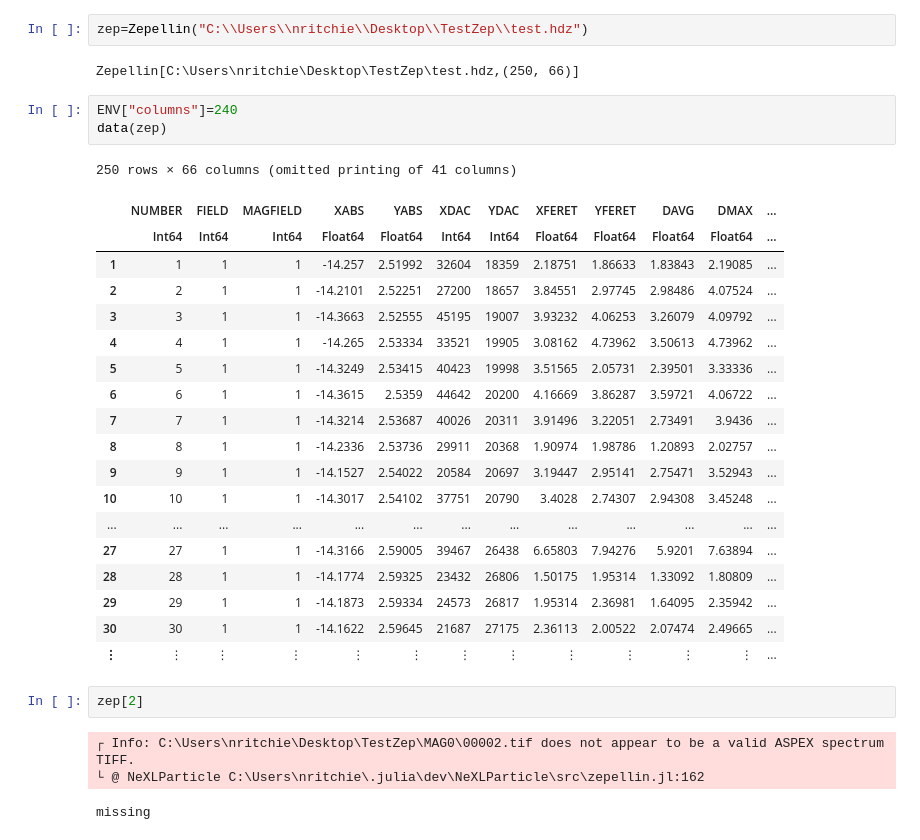
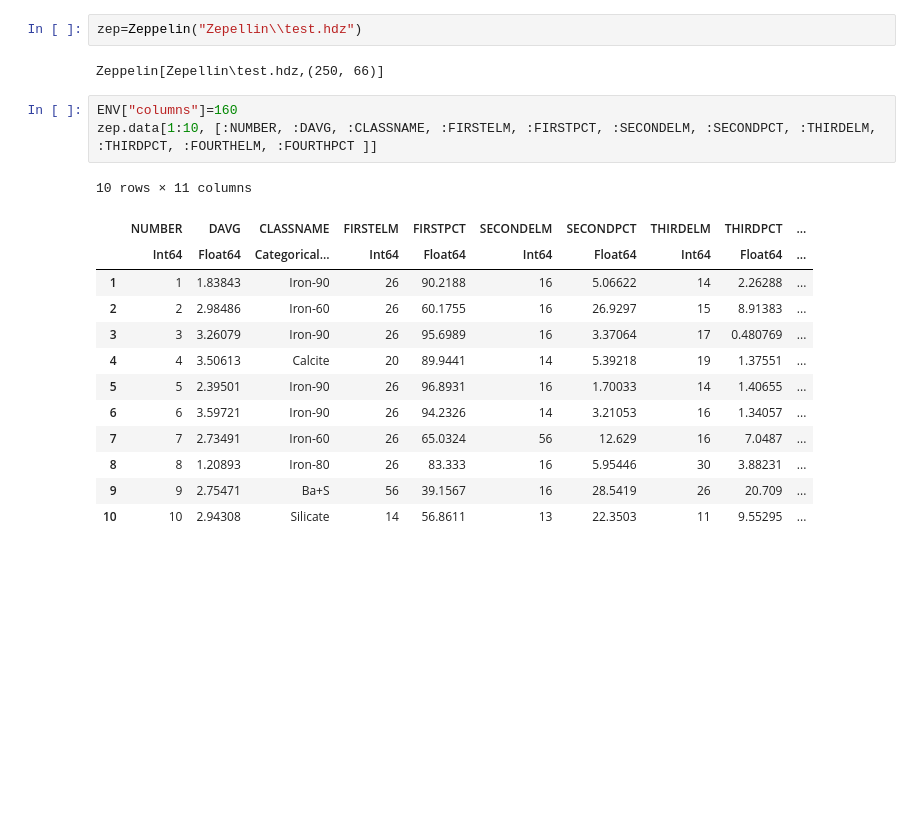
Before and after one commit to NicholasWMRitchie/NeXLNotebooks, a Jupyter notebook: NeXLSpectrum/ZepTest.ipynb, the cells around one changed output. Drawn from its saved outputs; the diff is of its cells as text; blank space fills up the shorter version.

```diff
--- a/NeXLSpectrum/ZepTest.ipynb
+++ b/NeXLSpectrum/ZepTest.ipynb
@@ -12,35 +18,23 @@ WARNING: using NeXLMatrixCorrection.elements in module NeXLParticle conflicts wi
 ┌ Info: Loading NeXLSpectrum Gadfly support
 └ @ NeXLSpectrum C:\Users\nritchie\.julia\dev\NeXLSpectrum\src\gadflysupport.jl:272
 # %%
-zep=Zepellin("C:\\Users\\nritchie\\Desktop\\TestZep\\test.hdz")
+zep=Zeppelin("Zepellin\\test.hdz")
 # %% [output]
-Zepellin[C:\Users\nritchie\Desktop\TestZep\test.hdz,(250, 66)]
+Zeppelin[Zepellin\test.hdz,(250, 66)]
-# %%
-ENV["columns"]=240
-data(zep)
-# %% [output]
-250 rows × 66 columns (omitted printing of 41 columns)
-|  | NUMBER | FIELD | MAGFIELD | XABS | YABS | XDAC | YDAC | XFERET | YFERET | DAVG | DMAX | ... |
-|  | Int64 | Int64 | Int64 | Float64 | Float64 | Int64 | Int64 | Float64 | Float64 | Float64 | Float64 | ... |
-| 1 | 1 | 1 | 1 | -14.257 | 2.51992 | 32604 | 18359 | 2.18751 | 1.86633 | 1.83843 | 2.19085 | ... |
-| 2 | 2 | 1 | 1 | -14.2101 | 2.52251 | 27200 | 18657 | 3.84551 | 2.97745 | 2.98486 | 4.07524 | ... |
-| 3 | 3 | 1 | 1 | -14.3663 | 2.52555 | 45195 | 19007 | 3.93232 | 4.06253 | 3.26079 | 4.09792 | ... |
-| 4 | 4 | 1 | 1 | -14.265 | 2.53334 | 33521 | 19905 | 3.08162 | 4.73962 | 3.50613 | 4.73962 | ... |
-| 5 | 5 | 1 | 1 | -14.3249 | 2.53415 | 40423 | 19998 | 3.51565 | 2.05731 | 2.39501 | 3.33336 | ... |
-| 6 | 6 | 1 | 1 | -14.3615 | 2.5359 | 44642 | 20200 | 4.16669 | 3.86287 | 3.59721 | 4.06722 | ... |
-| 7 | 7 | 1 | 1 | -14.3214 | 2.53687 | 40026 | 20311 | 3.91496 | 3.22051 | 2.73491 | 3.9436 | ... |
-| 8 | 8 | 1 | 1 | -14.2336 | 2.53736 | 29911 | 20368 | 1.90974 | 1.98786 | 1.20893 | 2.02757 | ... |
-| 9 | 9 | 1 | 1 | -14.1527 | 2.54022 | 20584 | 20697 | 3.19447 | 2.95141 | 2.75471 | 3.52943 | ... |
-| 10 | 10 | 1 | 1 | -14.3017 | 2.54102 | 37751 | 20790 | 3.4028 | 2.74307 | 2.94308 | 3.45248 | ... |
-| ... | ... | ... | ... | ... | ... | ... | ... | ... | ... | ... | ... | ... |
-| 27 | 27 | 1 | 1 | -14.3166 | 2.59005 | 39467 | 26438 | 6.65803 | 7.94276 | 5.9201 | 7.63894 | ... |
-| 28 | 28 | 1 | 1 | -14.1774 | 2.59325 | 23432 | 26806 | 1.50175 | 1.95314 | 1.33092 | 1.80809 | ... |
-| 29 | 29 | 1 | 1 | -14.1873 | 2.59334 | 24573 | 26817 | 1.95314 | 2.36981 | 1.64095 | 2.35942 | ... |
-| 30 | 30 | 1 | 1 | -14.1622 | 2.59645 | 21687 | 27175 | 2.36113 | 2.00522 | 2.07474 | 2.49665 | ... |
-| ⋮ | ⋮ | ⋮ | ⋮ | ⋮ | ⋮ | ⋮ | ⋮ | ⋮ | ⋮ | ⋮ | ⋮ | ... |
-# %%
-zep[2]
-# %% [output]
-┌ Info: C:\Users\nritchie\Desktop\TestZep\MAG0\00002.tif does not appear to be a valid ASPEX spectrum TIFF.
-└ @ NeXLParticle C:\Users\nritchie\.julia\dev\NeXLParticle\src\zepellin.jl:162
-missing
+# %%
+ENV["columns"]=160
+zep.data[1:10, [:NUMBER, :DAVG, :CLASSNAME, :FIRSTELM, :FIRSTPCT, :SECONDELM, :SECONDPCT, :THIRDELM, :THIRDPCT, :FOURTHELM, :FOURTHPCT ]]
+# %% [output]
+10 rows × 11 columns
+|  | NUMBER | DAVG | CLASSNAME | FIRSTELM | FIRSTPCT | SECONDELM | SECONDPCT | THIRDELM | THIRDPCT | ... |
+|  | Int64 | Float64 | Categorical… | Int64 | Float64 | Int64 | Float64 | Int64 | Float64 | ... |
+| 1 | 1 | 1.83843 | Iron-90 | 26 | 90.2188 | 16 | 5.06622 | 14 | 2.26288 | ... |
+| 2 | 2 | 2.98486 | Iron-60 | 26 | 60.1755 | 16 | 26.9297 | 15 | 8.91383 | ... |
+| 3 | 3 | 3.26079 | Iron-90 | 26 | 95.6989 | 16 | 3.37064 | 17 | 0.480769 | ... |
+| 4 | 4 | 3.50613 | Calcite | 20 | 89.9441 | 14 | 5.39218 | 19 | 1.37551 | ... |
+| 5 | 5 | 2.39501 | Iron-90 | 26 | 96.8931 | 16 | 1.70033 | 14 | 1.40655 | ... |
+| 6 | 6 | 3.59721 | Iron-90 | 26 | 94.2326 | 14 | 3.21053 | 16 | 1.34057 | ... |
+| 7 | 7 | 2.73491 | Iron-60 | 26 | 65.0324 | 56 | 12.629 | 16 | 7.0487 | ... |
+| 8 | 8 | 1.20893 | Iron-80 | 26 | 83.333 | 16 | 5.95446 | 30 | 3.88231 | ... |
+| 9 | 9 | 2.75471 | Ba+S | 56 | 39.1567 | 16 | 28.5419 | 26 | 20.709 | ... |
+| 10 | 10 | 2.94308 | Silicate | 14 | 56.8611 | 13 | 22.3503 | 11 | 9.55295 | ... |
```
Also changed, not shown: parts of 6 cells of this notebook.
